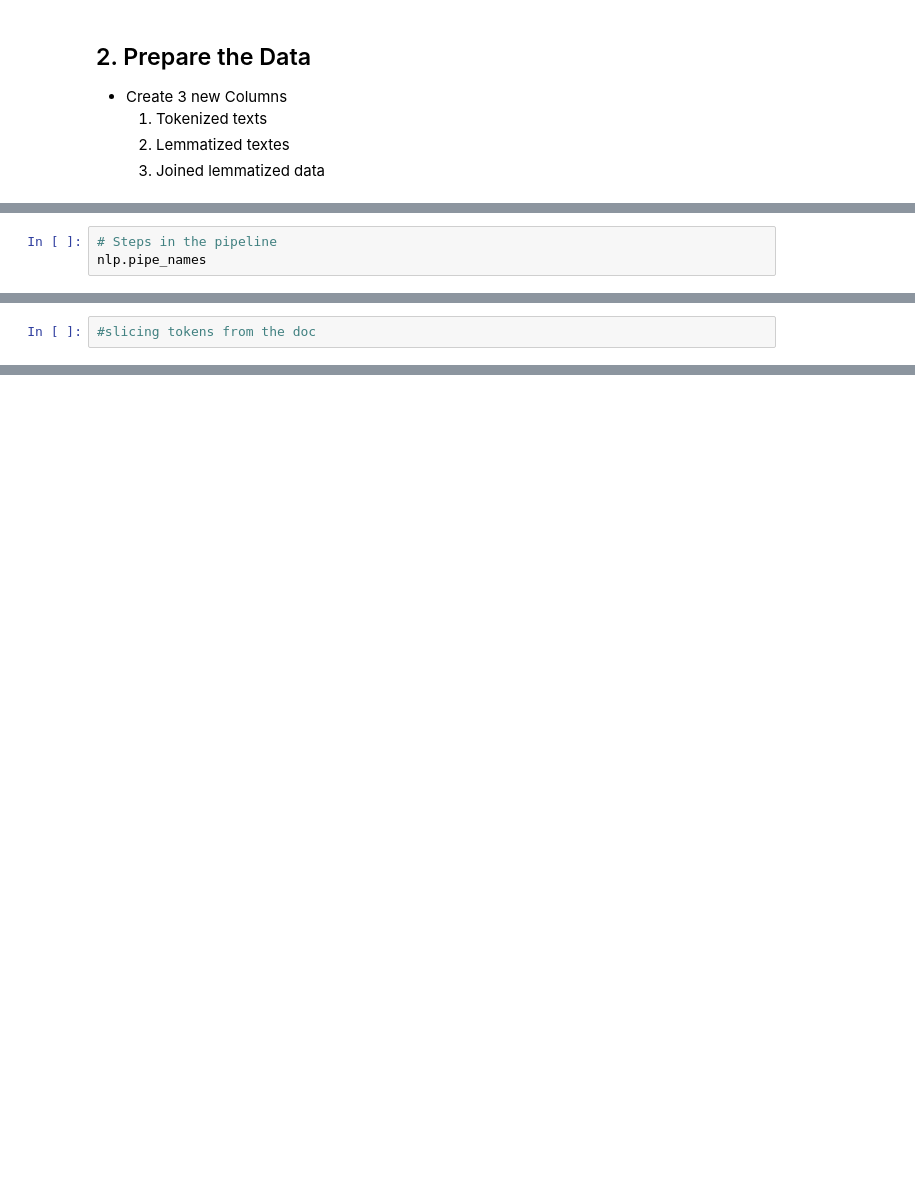
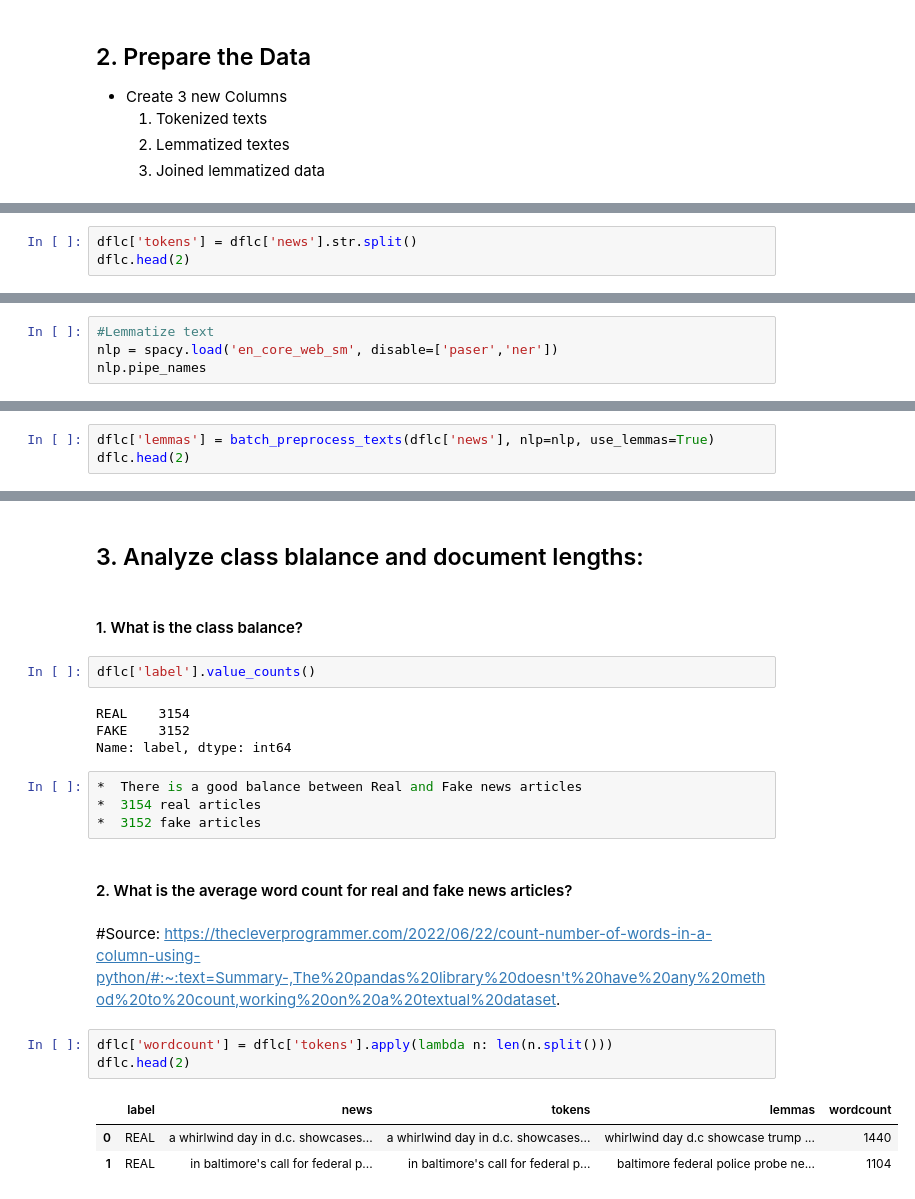
Before and after one commit to SeeBee8/AML-Core-Assignments, a Jupyter notebook: Comparing Texts.ipynb, the cells around one changed output, grey strips where cells are left out. Cells and saved outputs as stored; diff of their text form; blank space fills up the shorter version.

```diff
--- a/Comparing Texts.ipynb
+++ b/Comparing Texts.ipynb
@@ -94,4 +169,4 @@ nlp
 # %%
-# Steps in the pipeline
-nlp.pipe_names
+dflc['tokens'] = dflc['news'].str.split()
+dflc.head(2)
 # %% [output]
@@ -99,3 +176,5 @@ nlp.pipe_names
 # %%
-#slicing tokens from the doc
+#Lemmatize text
+nlp = spacy.load('en_core_web_sm', disable=['paser','ner'])
+nlp.pipe_names
 # %% [output]
@@ -102,0 +182,3 @@ NameError: name 'doc' is not defined
+# %%
+dflc['lemmas'] = batch_preprocess_texts(dflc['news'], nlp=nlp, use_lemmas=True)
+dflc.head(2)
@@ -102,0 +204,25 @@ NameError: name 'doc' is not defined
+# %% [markdown]
+## 3. Analyze class blalance and document lengths:
+# %% [markdown]
+#### 1.  What is the class balance?
+# %%
+dflc['label'].value_counts()
+# %% [output]
+REAL    3154
+FAKE    3152
+Name: label, dtype: int64
+# %%
+*  There is a good balance between Real and Fake news articles
+*  3154 real articles
+*  3152 fake articles
+# %% [markdown]
+#### 2.  What is the average word count for real and fake news articles?
+# %% [markdown]
+#Source:  https://thecleverprogrammer.com/2022/06/22/count-number-of-words-in-a-column-using-python/#:~:text=Summary-,The%20pandas%20library%20doesn't%20have%20any%20method%20to%20count,working%20on%20a%20textual%20dataset.
+# %%
+dflc['wordcount'] = dflc['tokens'].apply(lambda n: len(n.split()))
+dflc.head(2)
+# %% [output]
+|  | label | news | tokens | lemmas | wordcount |
+| 0 | REAL | a whirlwind day in d.c. showcases... | a whirlwind day in d.c. showcases... | whirlwind day d.c showcase trump ... | 1440 |
+| 1 | REAL | in baltimore's call for federal p... | in baltimore's call for federal p... | baltimore federal police probe ne... | 1104 |
```
Also changed, not shown: parts of 25 cells of this notebook, 2 other files.
